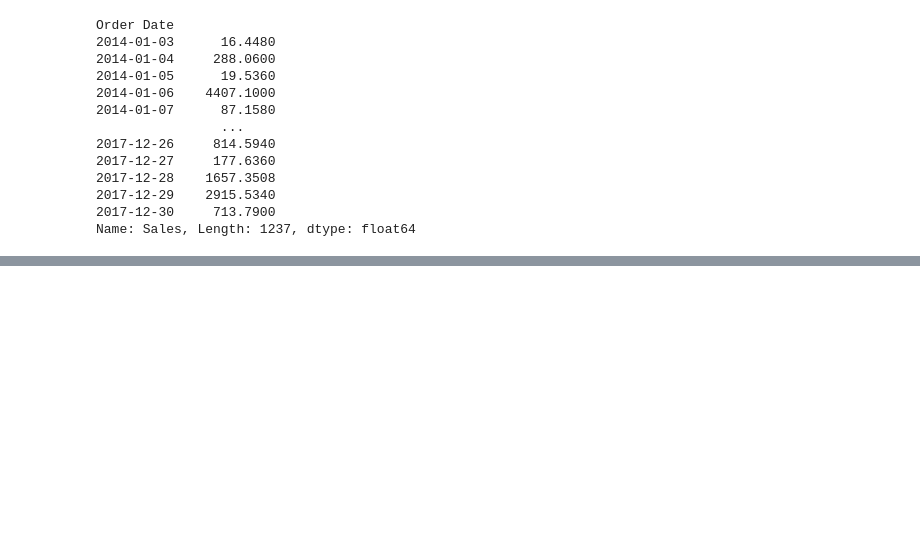
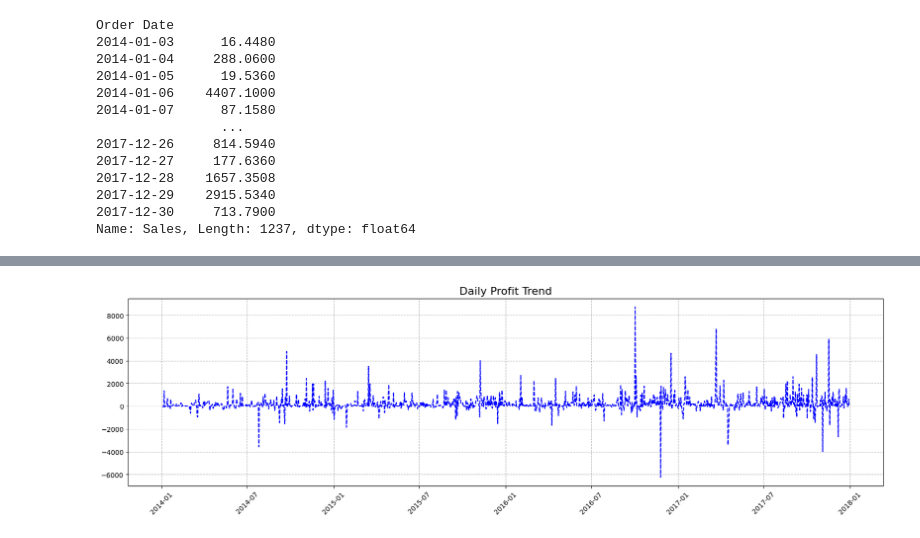
Before and after one commit to Abhishek-Shetty-02/PYTHON, a Jupyter notebook: 16_Visualization.ipynb, the cells around one changed output, grey strips where cells are left out. Drawn from its saved outputs; the diff is of its cells as text; code cells hidden in the pictures; blank space fills up the shorter version.

```diff
--- a/16_Visualization.ipynb
+++ b/16_Visualization.ipynb
@@ -159,0 +159,18 @@ Index(['Row ID', 'Order ID', 'Order Date', 'Ship Date', 'Ship Mode',
+# %%
+#Daily Profit Trends
+
+sales_by_date= df.groupby('Order Date')['Profit'].sum()
+sales_by_date
+
+plt.figure(figsize=(20,5))
+plt.plot(sales_by_date.index,sales_by_date.values, color='b',linestyle='--')
+
+plt.title("Daily Profit Trend",fontsize=16)
+# plt.xlable("Order date", fontsize=12)
+# plt.ylable("Sales", fontsize=12)
+# plt.xticks(rotation=90)
+plt.xticks(rotation=45)
+plt.grid(True, linestyle='--')
+plt.show()
+# %% [output]
+[figure, added]
```
Also changed, not shown: parts of 9 cells of this notebook.
